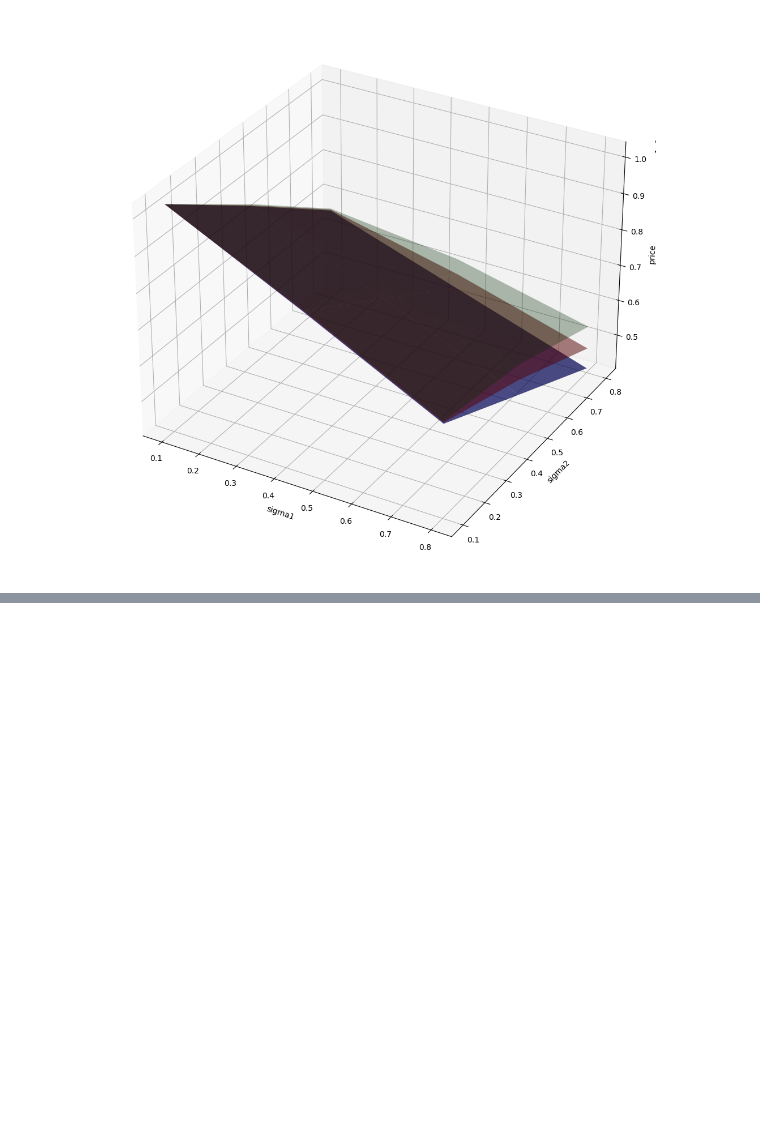
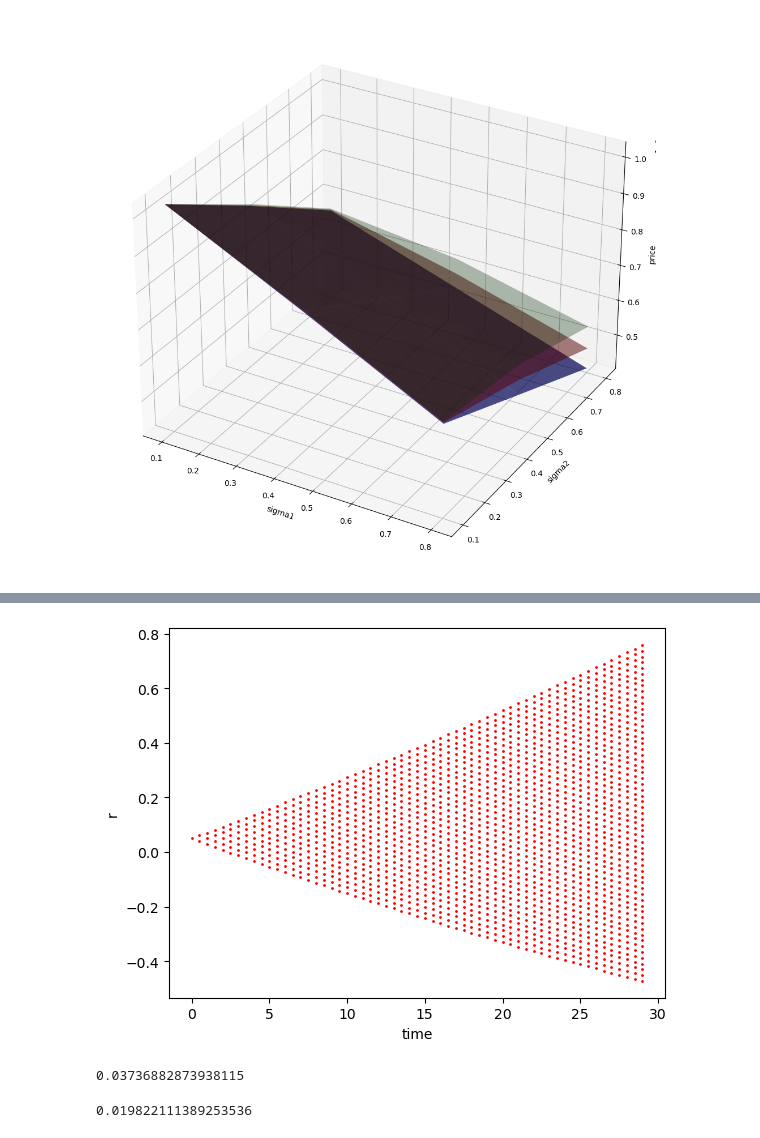
Before and after one commit to TonyWang23/Simulation_Quant_Finance, a Jupyter notebook: tree.ipynb, the cells around one changed output, grey strips where cells are left out. Drawn from its saved outputs; the diff is of its cells as text; code cells hidden in the pictures; blank space fills up the shorter version.

```diff
--- a/tree.ipynb
+++ b/tree.ipynb
@@ -501,0 +499,50 @@ print(option_path[0,0])
+# %%
+for i in range(0,n-1):
+    for j in range(0,i+1):
+        x=i*0.5
+        y=r[i,j]
+        plt.plot(x,y,'ro',markersize=1)
+plt.ylabel('r')
+plt.xlabel('time')
+plt.show()
+# %% [output]
+[figure, added]
+# %%
+import numpy as np
+from scipy.stats import norm
+#10-year cap pricing, quarterly payment
+forward_rate=lambda j:0.02+0.00025*j
+def zero_coupon_bond_price(i,j):
+    discount_list=[np.exp(-forward_rate(k)*0.25) for k in range(i,j)]
+    return np.prod(discount_list)
+
+def c_jplus1(j,k,v):
+    if j==0:
+        return max(forward_rate(0)-k,0)
+    else:
+        d1=(np.log((forward_rate(j))/(k))+0.5*v**2*j*0.25)/(v*(j*0.25)**0.5)
+        d2=d1-v*(j*0.25)**0.5
+        price=0.25*zero_coupon_bond_price(0,(j+1))*(forward_rate(j)*norm.cdf(d1)-k*norm.cdf(d2)  )
+        return price
+
+k=-np.log(zero_coupon_bond_price(0,40))/10
+cap_value=np.sum([c_jplus1(j,k,0.2) for j in range(0,40)])
+cap_value
+# %% [output]
+0.03736882873938115
+# %%
+# 5-to-10 swaption pricing, fixed payment half-yearly
+def swaption_value(m,n,v,k):
+    A_mn0=np.sum([0.5*zero_coupon_bond_price(0,i) for i in range(m,n,2)])
+    R_mnt=(zero_coupon_bond_price(0,m)-zero_coupon_bond_price(0,n))/A_mn0
+    d1=(np.log(R_mnt/k)+0.5*v**2*m*0.25)/(v*(m*0.25)**0.5)
+    d2=d1-v*(m*0.25)**0.5
+    v0=A_mn0*(R_mnt*norm.cdf(d1)-k*norm.cdf(d2))
+    return v0
+
+k=-np.log(zero_coupon_bond_price(20,40))/5
+
+
+swaption_value(20,40,0.2,k)
+# %% [output]
+0.019822111389253536
```
Also changed, not shown: parts of 1 cell of this notebook.
